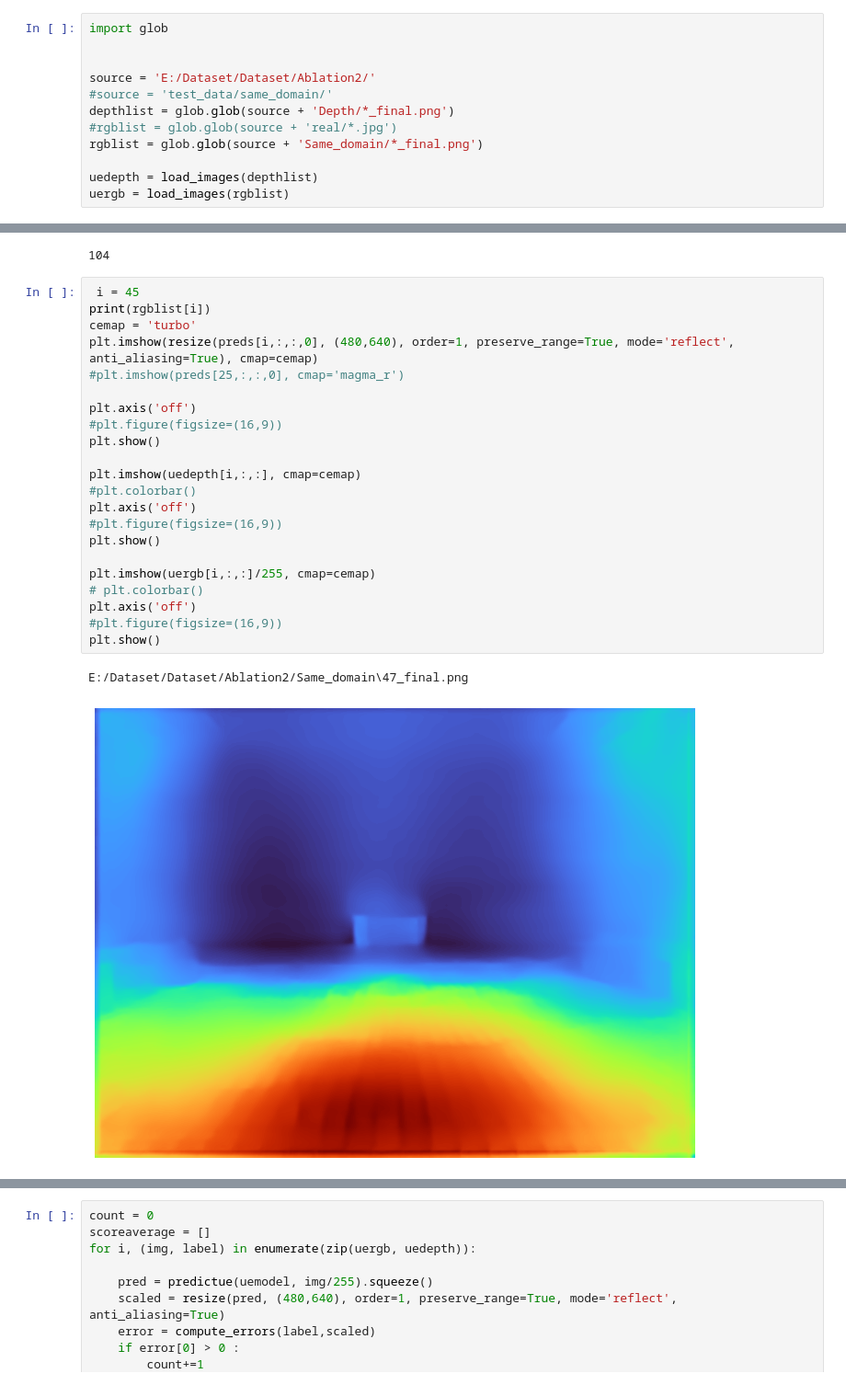
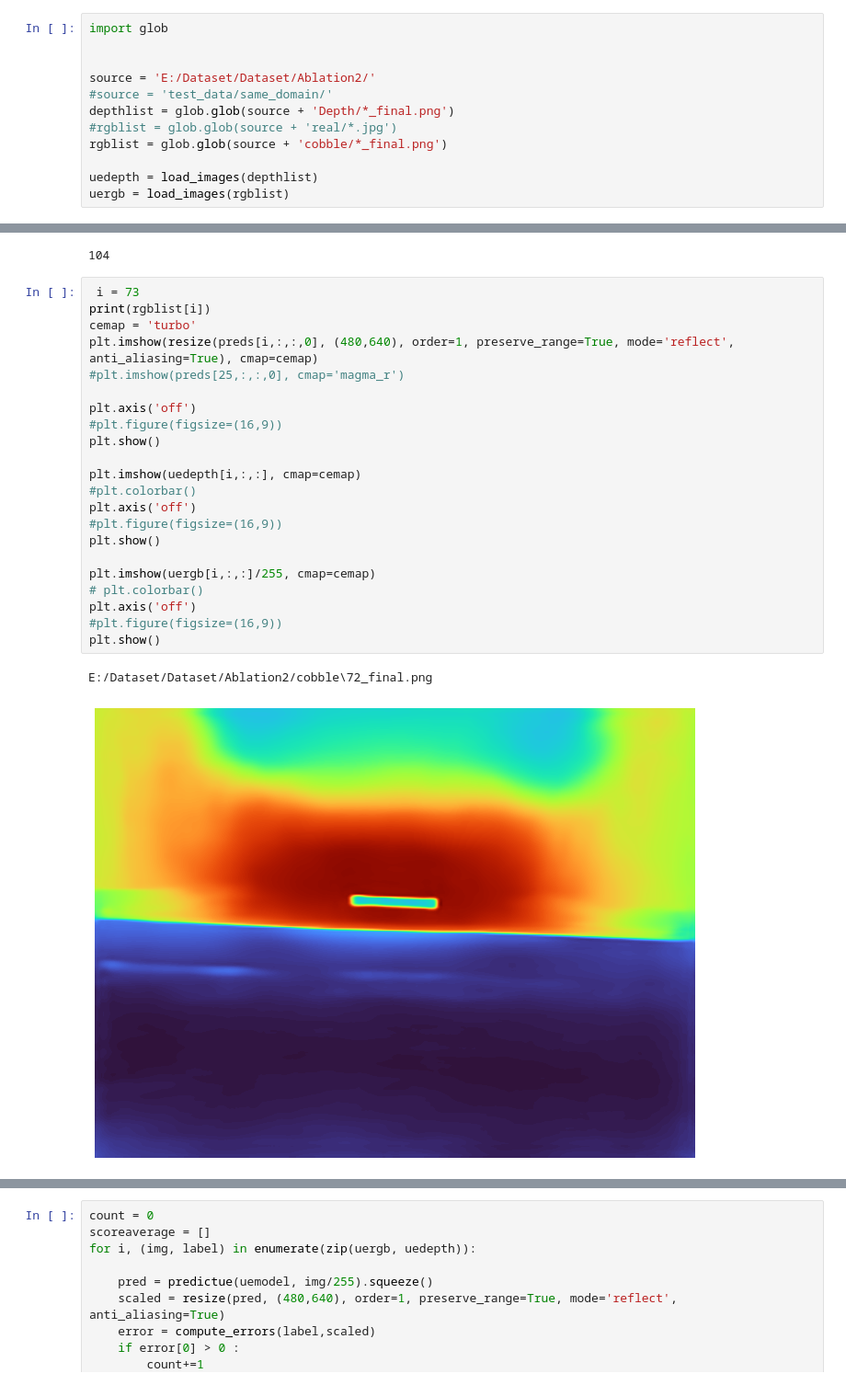
Before and after one commit to MMehdiMousavi/DenseDepth, a Jupyter notebook: Evaluate.ipynb, the cells around one changed output, grey strips where cells are left out. Shown: that part at 92% size. Drawn from its saved outputs; the diff is of its cells as text.

```diff
--- a/Evaluate.ipynb
+++ b/Evaluate.ipynb
@@ -356,7 +372,7 @@ source = 'E:/Dataset/Dataset/Ablation2/'
 #source = 'test_data/same_domain/'
 depthlist = glob.glob(source + 'Depth/*_final.png')
 #rgblist = glob.glob(source + 'real/*.jpg')
-rgblist = glob.glob(source + 'Same_domain/*_final.png')
+rgblist = glob.glob(source + 'cobble/*_final.png')
 
 uedepth = load_images(depthlist)
 uergb = load_images(rgblist)
@@ -369,27 +385,27 @@ print(len(rgblist))
 # %% [output]
 104
 # %%
- i = 45
+ i = 73
 print(rgblist[i])
 cemap = 'turbo'
 plt.imshow(resize(preds[i,:,:,0], (480,640), order=1, preserve_range=True, mode='reflect', anti_aliasing=True), cmap=cemap)
 #plt.imshow(preds[25,:,:,0], cmap='magma_r')
 
 plt.axis('off')
 #plt.figure(figsize=(16,9))
 plt.show()
 
 plt.imshow(uedepth[i,:,:], cmap=cemap)
 #plt.colorbar()
 plt.axis('off')
 #plt.figure(figsize=(16,9))
 plt.show()
 
 plt.imshow(uergb[i,:,:]/255, cmap=cemap)
 # plt.colorbar()
 plt.axis('off')
 #plt.figure(figsize=(16,9))
 plt.show()
 # %% [output]
-E:/Dataset/Dataset/Ablation2/Same_domain\47_final.png
+E:/Dataset/Dataset/Ablation2/cobble\72_final.png
-[figure, old version]
+[figure, new version]
```
Also changed, not shown: parts of 2 cells of this notebook.
